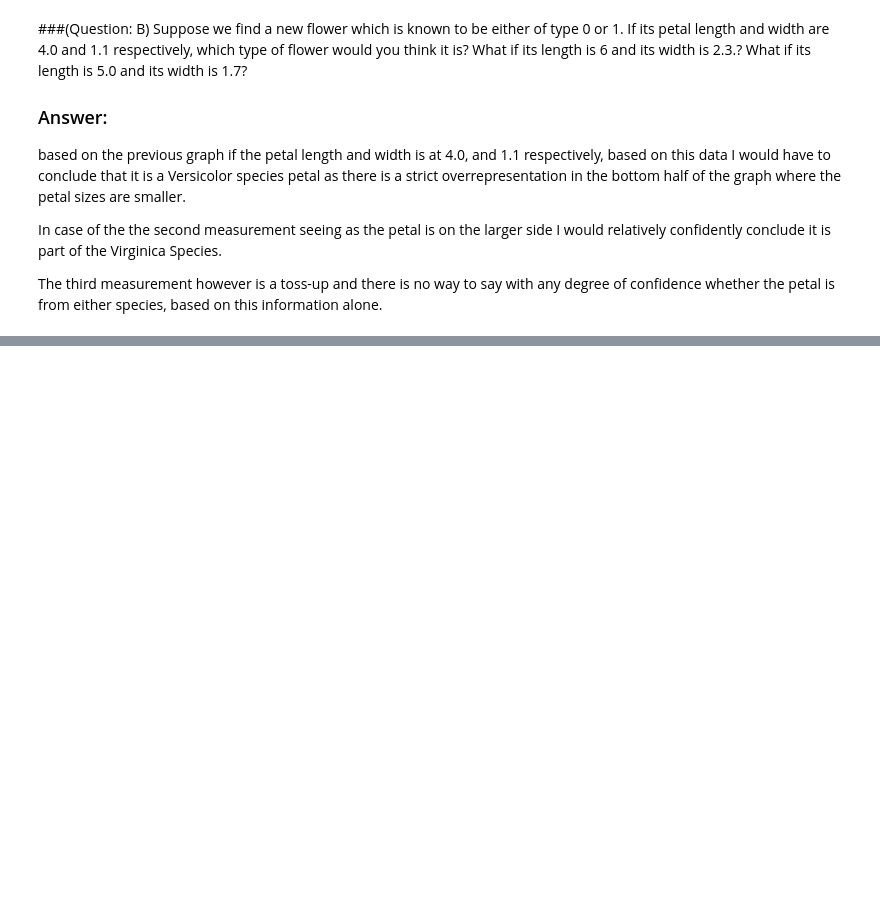
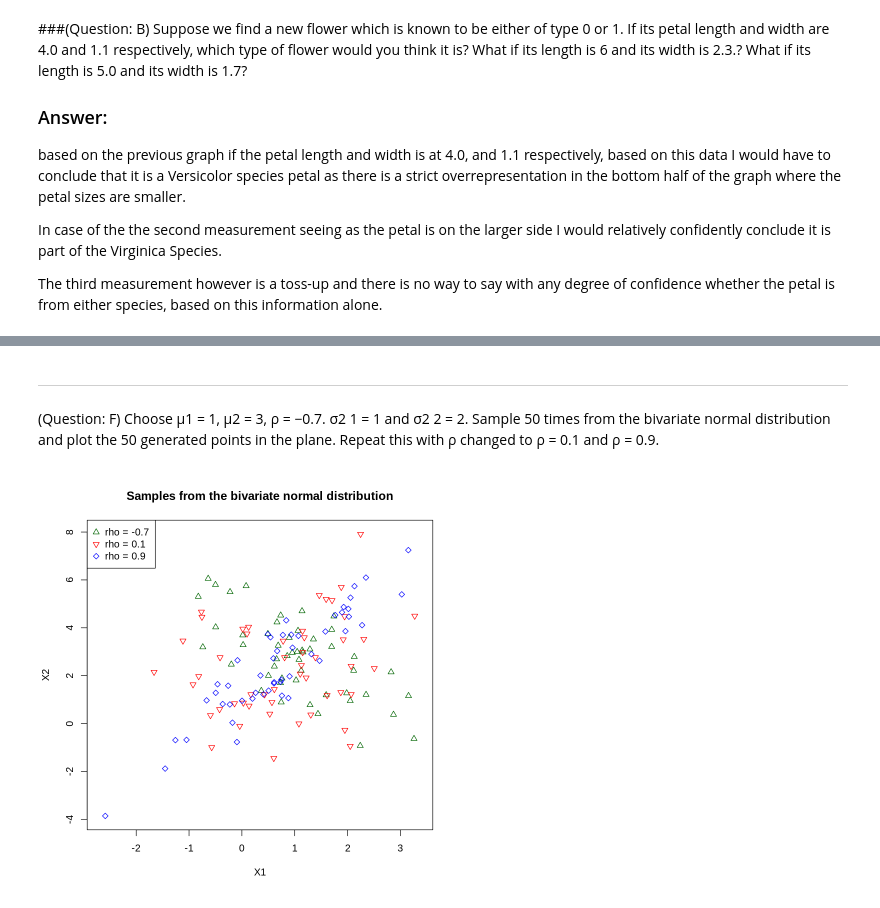
Before and after one commit to HellCatCruiser/Prob-Stats, a Jupyter notebook: Assignment2_P&S_D_Linger.ipynb, the cells around one changed output, grey strips where cells are left out. Saved outputs shown, nothing was run; the diff lists cells and outputs as text; code cells hidden in the pictures; blank space fills up the shorter version.

```diff
--- a/Assignment2_P&S_D_Linger.ipynb
+++ b/Assignment2_P&S_D_Linger.ipynb
@@ -134,0 +193,16 @@ In classification problems, the available data is often referred to as the train
+# %%
+rbinorm <- function(n, mu1, mu2, rho, sigma1, sigma2) {
+  # Generate n independent standard normal random variables U and V
+  U <- rnorm(n)
+  V <- rnorm(n)
+
+  # Calculate X1 and X2 using the given scheme
+  X1 <- mu1 + sigma1 * sqrt(1 - rho^2) * U + sigma1 * rho * V
+  X2 <- mu2 + sigma2 * V
+
+  # Combine X1 and X2 into an n x 2 matrix
+  result <- cbind(X1, X2)
+
+  # Return the matrix
+  return(result)
+}
@@ -134,0 +231,7 @@ In classification problems, the available data is often referred to as the train
+# %% [markdown]
+---
+(Question: F) Choose μ1 = 1, μ2 = 3, ρ = −0.7. σ2
+1 = 1 and σ2
+2 = 2. Sample 50 times from
+the bivariate normal distribution and plot the 50 generated points in the plane.
+Repeat this with ρ changed to ρ = 0.1 and ρ = 0.9.
@@ -134,0 +263,39 @@ In classification problems, the available data is often referred to as the train
+# %%
+# find the range of the petal width and length in the dataset
+x_min <- min(c(min(samples_f1[,1]), min(samples_f2[,1]), min(samples_f3[,1]))) - .1
+x_max <- max(c(max(samples_f1[,1]), max(samples_f2[,1]), max(samples_f3[,1]))) + .1
+y_min <- min(c(min(samples_f1[,2]), min(samples_f2[,2]), min(samples_f3[,2]))) - .1
+y_max <- max(c(max(samples_f1[,2]), max(samples_f2[,2]), max(samples_f3[,2]))) + .1
+
+
+#Create the plot for x0(versicolor) (single coloring)
+plot(samples_f1,
+  type = "p", # dot plot
+  pch = 24,
+  col = "darkgreen",
+  main = "Samples from the bivariate normal distribution", #Title
+  xlab = "X1", # X-axis Lable,
+  ylab = "X2", # Y-axis Lable
+  xlim = c(x_min, x_max), # Set x-axis limits
+  ylim = c(y_min, y_max) # Set y-axis limit
+)
+
+# add the second set x1 (Virginica)
+points(samples_f2,
+  type = "p", # dot plot
+  pch = 25,
+  col = "red"
+)
+
+# add the third set x1 (Virginica)
+points(samples_f3,
+  type = "p", # dot plot
+  pch = 23,
+  col = "blue"
+)
+legend("topleft", legend = c("rho = -0.7", "rho = 0.1", "rho = 0.9"),
+      col = c("darkgreen", "red", "blue"),
+      pch = c(24, 25, 23)
+)
+# %% [output]
+[figure, added]
```
Also changed, not shown: parts of 18 cells of this notebook.
